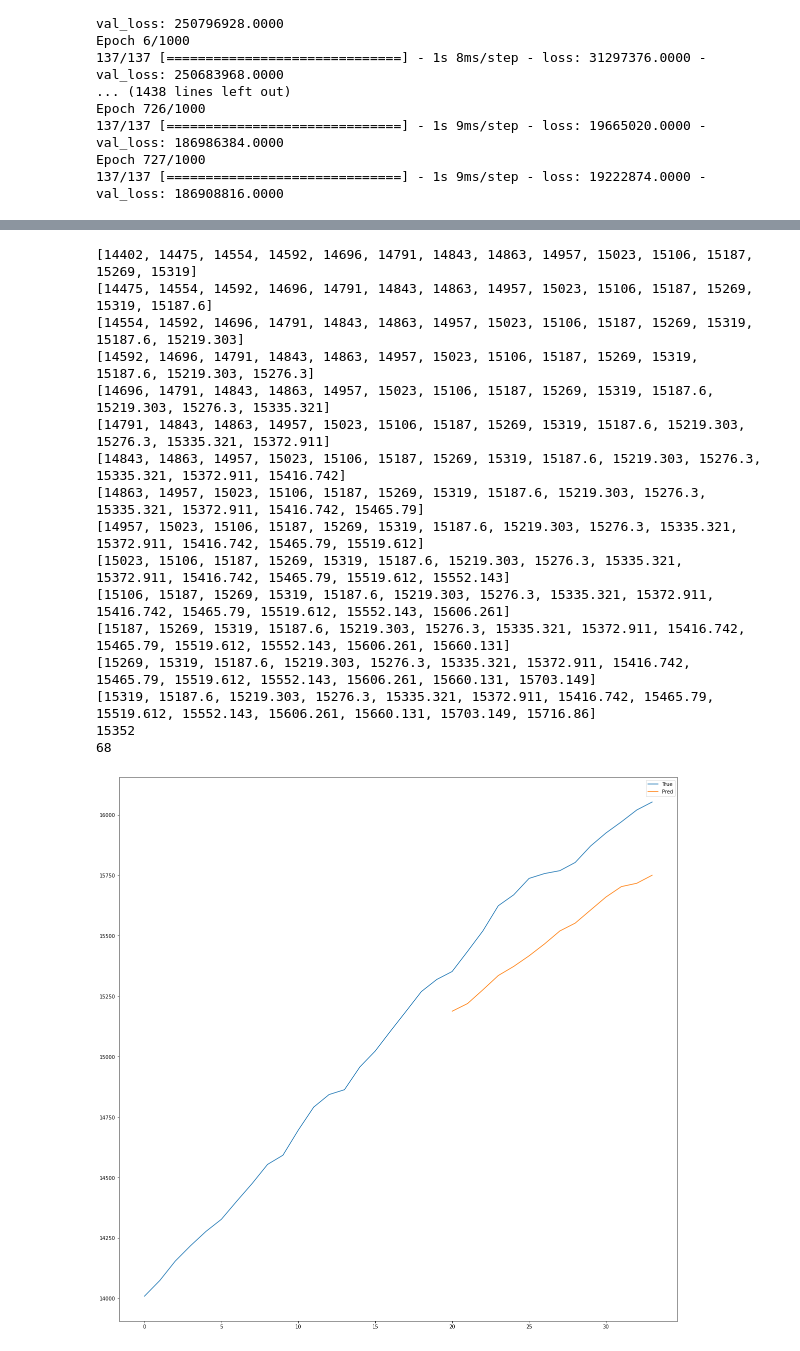
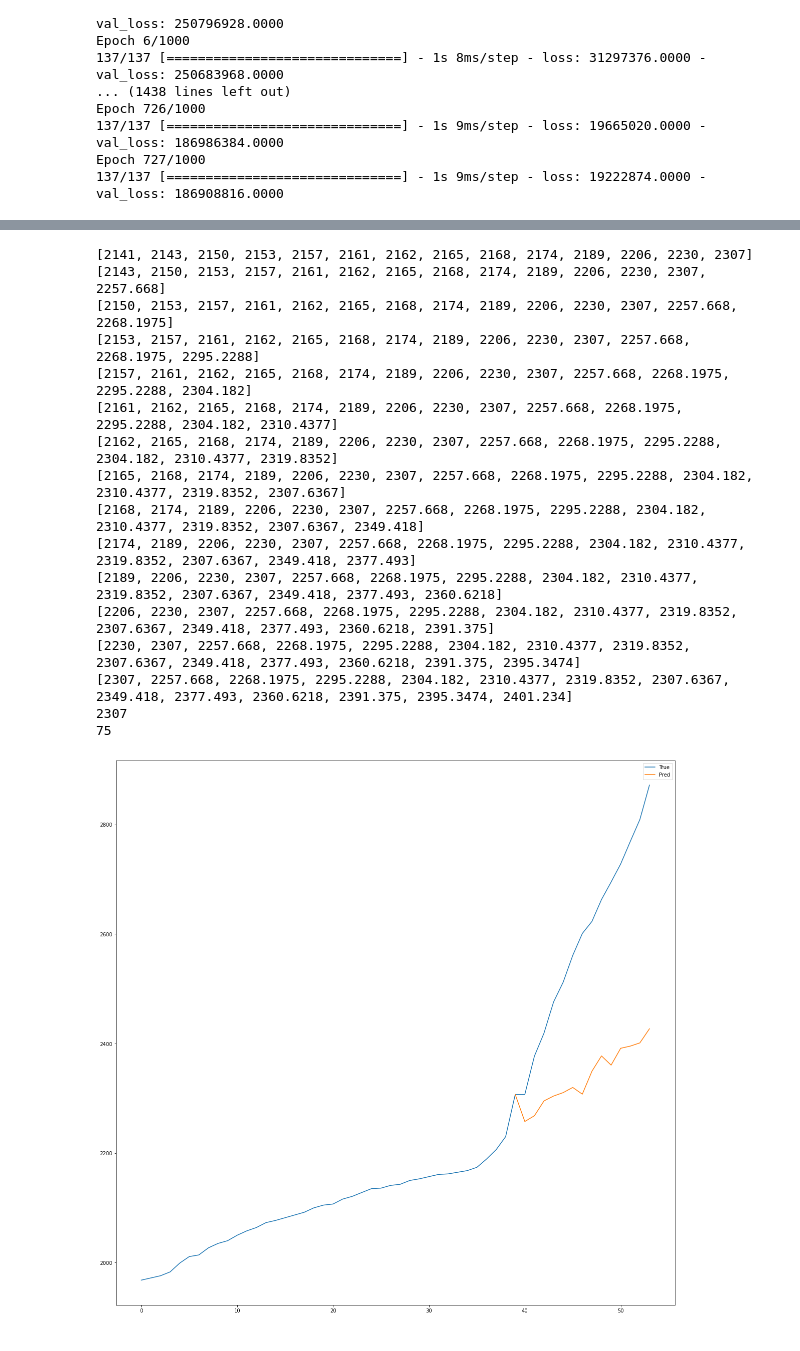
Before and after one commit to Jonrunar95/ID2221-Covid, a Jupyter notebook: LSTM.ipynb, the cells around one changed output, grey strips where cells are left out. Saved outputs shown, nothing was run; the diff lists cells and outputs as text; code cells hidden in the pictures.

```diff
--- a/LSTM.ipynb
+++ b/LSTM.ipynb
@@ -60,7 +60,7 @@ X = []
 y = []
 
 api = CovidAPI.API()
-data = api.getDayOneCountry("Madagascar")
+data = api.getDayOneCountry("Iceland")
 #data = api.getAllCountryCases()
 #print(data[1])
 
@@ -149,21 +149,35 @@ dense1 = Dense(60, activation='relu')(input_layer)
 dense2 = Dense(100, activation='relu')(dense1)
 dense3 = Dense(100, activation='relu')(dense2)
 dense4 = Dense(100, activation='relu')(dense3)
-dropout_layer = Dropout(0.2)(dense4)
+dense5 = Dense(100, activation='relu')(dense4)
+dense6 = Dense(100, activation='relu')(dense5)
+dropout_layer = Dropout(0.2)(dense6)
 output_layer = Dense(1, activation='linear')(dropout_layer)
-optimizer = tf.keras.optimizers.Adam(lr=0.000001)
-callback = tf.keras.callbacks.EarlyStopping(monitor='val_loss', patience=5, restore_best_weights=True)
+
+callback = tf.keras.callbacks.EarlyStopping(monitor='val_loss', patience=200, restore_best_weights=True)
 
 lr_schedule = tf.keras.optimizers.schedules.ExponentialDecay(
-    initial_learning_rate=1e-2,
-    decay_steps=50,
+    initial_learning_rate=0.00001,
+    decay_steps=100,
     decay_rate=0.9)
+
+boundaries = [100, 250]
+values = [0.00001, 0.000001, 0.0000001]
+learning_rate_fn = tf.keras.optimizers.schedules.PiecewiseConstantDecay(
+    boundaries, values)
+
+# Later, whenever we perform an optimization step, we pass in the step.
+step = tf.Variable(0, trainable=False)
+learning_rate = learning_rate_fn(step)
+
+#optimizer = tf.keras.optimizers.Adam(lr=0.000001)
+optimizer=tf.keras.optimizers.Adam(learning_rate=learning_rate)
 
 model = Model(inputs=input_layer, outputs=output_layer)
 model.compile(loss=tf.keras.losses.MeanAbsolutePercentageError(), optimizer=optimizer)
 model.summary()
 
-model.fit(X_train, y_train, batch_size=5, epochs=208,
+model.fit(X_train, y_train, batch_size=5, epochs=1500,
           validation_data=(X_test, y_test), shuffle=True, callbacks=[callback])
 # %% [output]
 Model: "functional_1"
@@ -186,45 +200,50 @@ Epoch 197/208
 <tensorflow.python.keras.callbacks.History at 0x...>
 # %%
-point=20
+point=40
 y_pred = []
 initX = X_test[point]
 model.predict(np.asarray(initX).reshape((1,14)))
 
 indx = 0
 for i in range(14):
     newpred = []
     for j in range(0+indx, 14):
         newpred.append(initX[j])
     for j in y_pred:
         newpred.append(j)
     indx += 1
     y_pred.append(model.predict(np.asarray(newpred).reshape((1,14)))[0][0])
     print(newpred)
 
 print(y_test[point])
 print(y_test.shape[0])
 
+plotPred = []
+plotPred.append(initX[-1])
+for i in y_pred:
+    plotPred.append(i)
+
 n = point + 14
 plt.figure(figsize=(20,20))
 plt.plot(np.arange(0,n), y_test[0:n], label="True")
-plt.plot(np.arange(n-14,n), y_pred, label="Pred")
+plt.plot(np.arange(n-15,n), plotPred, label="Pred")
 plt.legend()
 plt.show()
 # %% [output]
-[14402, 14475, 14554, 14592, 14696, 14791, 14843, 14863, 14957, 15023, 15106, 15187, 15269, 15319]
-[14475, 14554, 14592, 14696, 14791, 14843, 14863, 14957, 15023, 15106, 15187, 15269, 15319, 15187.6]
-[14554, 14592, 14696, 14791, 14843, 14863, 14957, 15023, 15106, 15187, 15269, 15319, 15187.6, 15219.303]
-[14592, 14696, 14791, 14843, 14863, 14957, 15023, 15106, 15187, 15269, 15319, 15187.6, 15219.303, 15276.3]
-[14696, 14791, 14843, 14863, 14957, 15023, 15106, 15187, 15269, 15319, 15187.6, 15219.303, 15276.3, 15335.321]
-[14791, 14843, 14863, 14957, 15023, 15106, 15187, 15269, 15319, 15187.6, 15219.303, 15276.3, 15335.321, 15372.911]
-[14843, 14863, 14957, 15023, 15106, 15187, 15269, 15319, 15187.6, 15219.303, 15276.3, 15335.321, 15372.911, 15416.742]
-[14863, 14957, 15023, 15106, 15187, 15269, 15319, 15187.6, 15219.303, 15276.3, 15335.321, 15372.911, 15416.742, 15465.79]
-[14957, 15023, 15106, 15187, 15269, 15319, 15187.6, 15219.303, 15276.3, 15335.321, 15372.911, 15416.742, 15465.79, 15519.612]
-[15023, 15106, 15187, 15269, 15319, 15187.6, 15219.303, 15276.3, 15335.321, 15372.911, 15416.742, 15465.79, 15519.612, 15552.143]
-[15106, 15187, 15269, 15319, 15187.6, 15219.303, 15276.3, 15335.321, 15372.911, 15416.742, 15465.79, 15519.612, 15552.143, 15606.261]
-[15187, 15269, 15319, 15187.6, 15219.303, 15276.3, 15335.321, 15372.911, 15416.742, 15465.79, 15519.612, 15552.143, 15606.261, 15660.131]
-[15269, 15319, 15187.6, 15219.303, 15276.3, 15335.321, 15372.911, 15416.742, 15465.79, 15519.612, 15552.143, 15606.261, 15660.131, 15703.149]
-[15319, 15187.6, 15219.303, 15276.3, 15335.321, 15372.911, 15416.742, 15465.79, 15519.612, 15552.143, 15606.261, 15660.131, 15703.149, 15716.86]
-15352
-68
+[2141, 2143, 2150, 2153, 2157, 2161, 2162, 2165, 2168, 2174, 2189, 2206, 2230, 2307]
+[2143, 2150, 2153, 2157, 2161, 2162, 2165, 2168, 2174, 2189, 2206, 2230, 2307, 2257.668]
+[2150, 2153, 2157, 2161, 2162, 2165, 2168, 2174, 2189, 2206, 2230, 2307, 2257.668, 2268.1975]
+[2153, 2157, 2161, 2162, 2165, 2168, 2174, 2189, 2206, 2230, 2307, 2257.668, 2268.1975, 2295.2288]
+[2157, 2161, 2162, 2165, 2168, 2174, 2189, 2206, 2230, 2307, 2257.668, 2268.1975, 2295.2288, 2304.182]
+[2161, 2162, 2165, 2168, 2174, 2189, 2206, 2230, 2307, 2257.668, 2268.1975, 2295.2288, 2304.182, 2310.4377]
+[2162, 2165, 2168, 2174, 2189, 2206, 2230, 2307, 2257.668, 2268.1975, 2295.2288, 2304.182, 2310.4377, 2319.8352]
+[2165, 2168, 2174, 2189, 2206, 2230, 2307, 2257.668, 2268.1975, 2295.2288, 2304.182, 2310.4377, 2319.8352, 2307.6367]
+[2168, 2174, 2189, 2206, 2230, 2307, 2257.668, 2268.1975, 2295.2288, 2304.182, 2310.4377, 2319.8352, 2307.6367, 2349.418]
+[2174, 2189, 2206, 2230, 2307, 2257.668, 2268.1975, 2295.2288, 2304.182, 2310.4377, 2319.8352, 2307.6367, 2349.418, 2377.493]
+[2189, 2206, 2230, 2307, 2257.668, 2268.1975, 2295.2288, 2304.182, 2310.4377, 2319.8352, 2307.6367, 2349.418, 2377.493, 2360.6218]
+[2206, 2230, 2307, 2257.668, 2268.1975, 2295.2288, 2304.182, 2310.4377, 2319.8352, 2307.6367, 2349.418, 2377.493, 2360.6218, 2391.375]
+[2230, 2307, 2257.668, 2268.1975, 2295.2288, 2304.182, 2310.4377, 2319.8352, 2307.6367, 2349.418, 2377.493, 2360.6218, 2391.375, 2395.3474]
+[2307, 2257.668, 2268.1975, 2295.2288, 2304.182, 2310.4377, 2319.8352, 2307.6367, 2349.418, 2377.493, 2360.6218, 2391.375, 2395.3474, 2401.234]
+2307
+75
-[figure, old version]
+[figure, new version]
```
Also changed, not shown: parts of 3 cells of this notebook.
